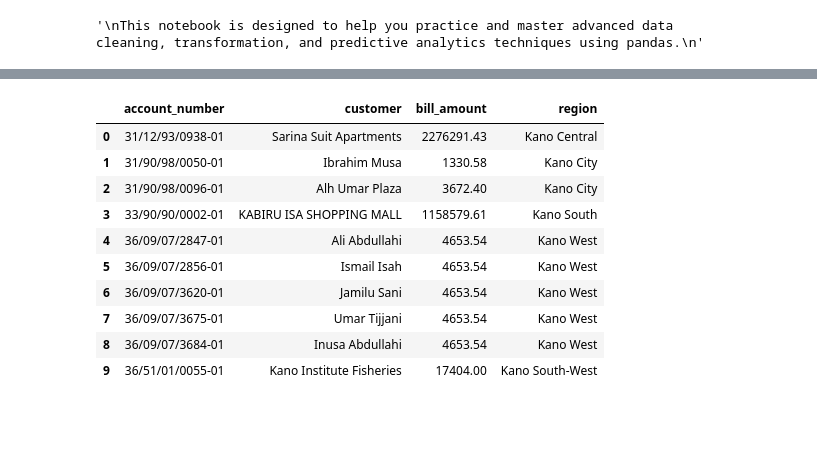
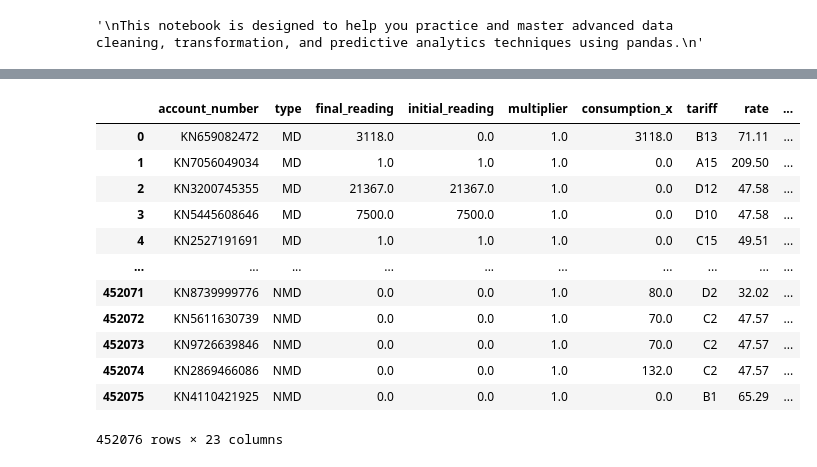
Before and after one commit to iyzimit/billing-ar-data-analysis, a Jupyter notebook: notebooks/AR_Analysis.ipynb, the cells around one changed output, grey strips where cells are left out. Drawn from its saved outputs; the diff is of its cells as text; code cells hidden in the pictures; blank space fills up the shorter version.

```diff
--- a/notebooks/AR_Analysis.ipynb
+++ b/notebooks/AR_Analysis.ipynb
@@ -48,2 +92,0 @@ df.tail()
-# %%
-df.rename(columns={"P&L": "FEEDER GROUP"}, inplace=True)
@@ -167,17 +190,14 @@ region                           0
 dtype: int64
 # %%
 categorical_cols = [
-    'customer', 'address', 'type', 'phone',
-    'tariff', 'bill_style', 'feeder', 'feeder_group',
-    'region', 'account_number', 'dt','meter_number'
+    'type', 'tariff', 'bill_style', 'feeder', 'account_number'
 ]
 
 numeric_cols = [
     'final_reading', 'initial_reading', 'multiplier',
     'rate',
     'previous_closing_balance', 'previous_payments',
-    'opening_balance', 'billed_energy',
-    'energy_amount', 'vat', 'adjustments_total',
+    'opening_balance', 'consumption','adjustments_total',
     'bill_amount', 'closing_balance'
 ]
 # %%
@@ -188,6 +207,3 @@ df[df.duplicated()]
-# %%
-# Remove duplicates safely
-df = df.loc[:, ~df.columns.duplicated()]
 # %%
 df.loc[:, categorical_cols] = df[categorical_cols].fillna('Unknown')
 # %%
@@ -773,2 +756,0 @@ Index(['type', 'feeder', 'feeder_group', 'account_number', 'customer',
-# %%
-df["Surname"] = df["customer"].str.split(" ").str.get(-1)
@@ -838,20 +757,22 @@ df1 = pd.read_excel(r"C:\Users\ibrahim.zimit\Desktop\billing-ar-analysis\result.
 # %%
-columns_to_extract = ["account_number", "customer", "bill_amount", "region"]
+columns_to_extract = ["account_number",  "bill_amount", "consumption", "previous_payments", "closing_balance"]
 
 result_df = pd.merge(
-    df1, df[columns_to_extract], on="account_number", how="left"
+    df, df[columns_to_extract], on="account_number", how="left"
 )
 
 result_df
 # %% [output]
-|  | account_number | customer | bill_amount | region |
-| 0 | 31/12/93/0938-01 | Sarina Suit Apartments | 2276291.43 | Kano Central |
-| 1 | 31/90/98/0050-01 | Ibrahim Musa | 1330.58 | Kano City |
-| 2 | 31/90/98/0096-01 | Alh Umar Plaza | 3672.40 | Kano City |
-| 3 | 33/90/90/0002-01 | KABIRU ISA SHOPPING MALL | 1158579.61 | Kano South |
-| 4 | 36/09/07/2847-01 | Ali Abdullahi | 4653.54 | Kano West |
-| 5 | 36/09/07/2856-01 | Ismail Isah | 4653.54 | Kano West |
-| 6 | 36/09/07/3620-01 | Jamilu Sani | 4653.54 | Kano West |
-| 7 | 36/09/07/3675-01 | Umar Tijjani | 4653.54 | Kano West |
-| 8 | 36/09/07/3684-01 | Inusa Abdullahi | 4653.54 | Kano West |
-| 9 | 36/51/01/0055-01 | Kano Institute Fisheries | 17404.00 | Kano South-West |
+|  | account_number | type | final_reading | initial_reading | multiplier | consumption_x | tariff | rate | ... |
+| 0 | KN659082472 | MD | 3118.0 | 0.0 | 1.0 | 3118.0 | B13 | 71.11 | ... |
+| 1 | KN7056049034 | MD | 1.0 | 1.0 | 1.0 | 0.0 | A15 | 209.50 | ... |
+| 2 | KN3200745355 | MD | 21367.0 | 21367.0 | 1.0 | 0.0 | D12 | 47.58 | ... |
+| 3 | KN5445608646 | MD | 7500.0 | 7500.0 | 1.0 | 0.0 | D10 | 47.58 | ... |
+| 4 | KN2527191691 | MD | 1.0 | 1.0 | 1.0 | 0.0 | C15 | 49.51 | ... |
+| ... | ... | ... | ... | ... | ... | ... | ... | ... | ... |
+| 452071 | KN8739999776 | NMD | 0.0 | 0.0 | 1.0 | 80.0 | D2 | 32.02 | ... |
+| 452072 | KN5611630739 | NMD | 0.0 | 0.0 | 1.0 | 70.0 | C2 | 47.57 | ... |
+| 452073 | KN9726639846 | NMD | 0.0 | 0.0 | 1.0 | 70.0 | C2 | 47.57 | ... |
+| 452074 | KN2869466086 | NMD | 0.0 | 0.0 | 1.0 | 132.0 | C2 | 47.57 | ... |
+| 452075 | KN4110421925 | NMD | 0.0 | 0.0 | 1.0 | 0.0 | B1 | 65.29 | ... |
+452076 rows × 23 columns
```
Also changed, not shown: parts of 98 cells of this notebook, 5 other files.
